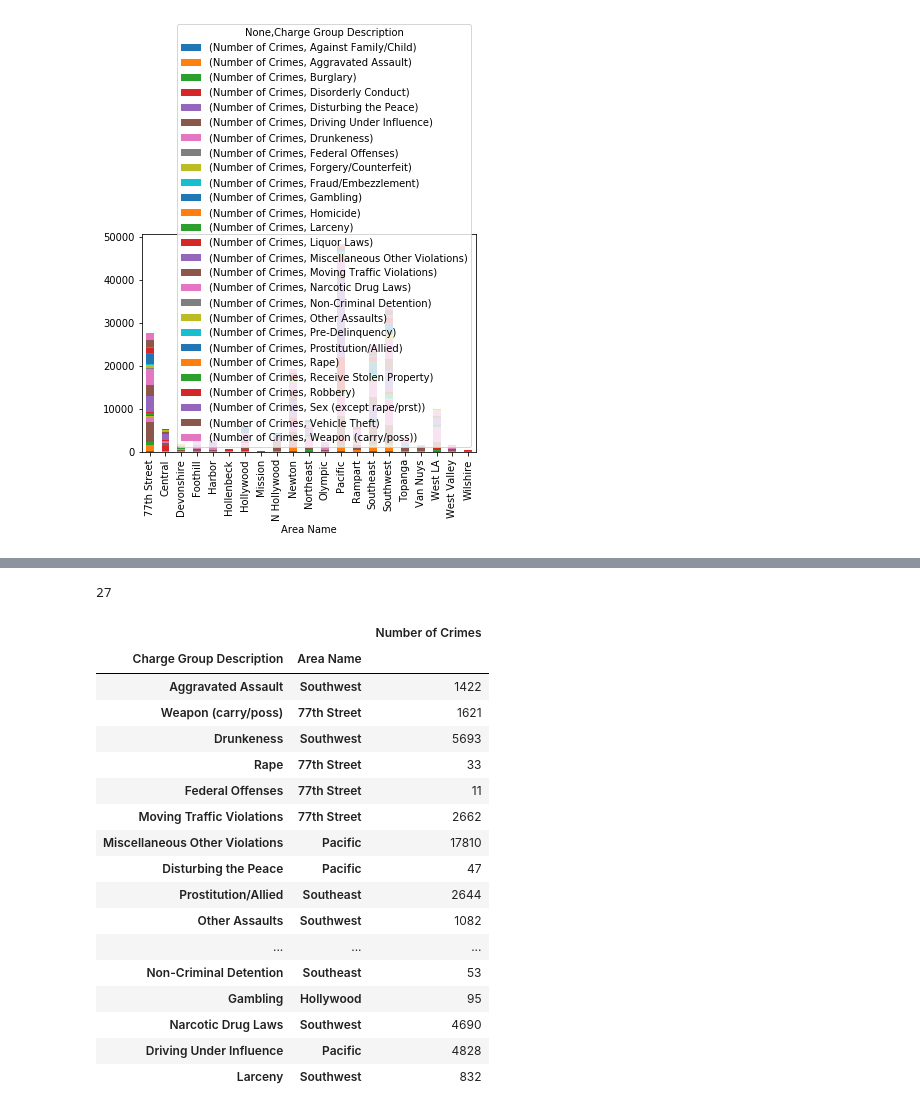
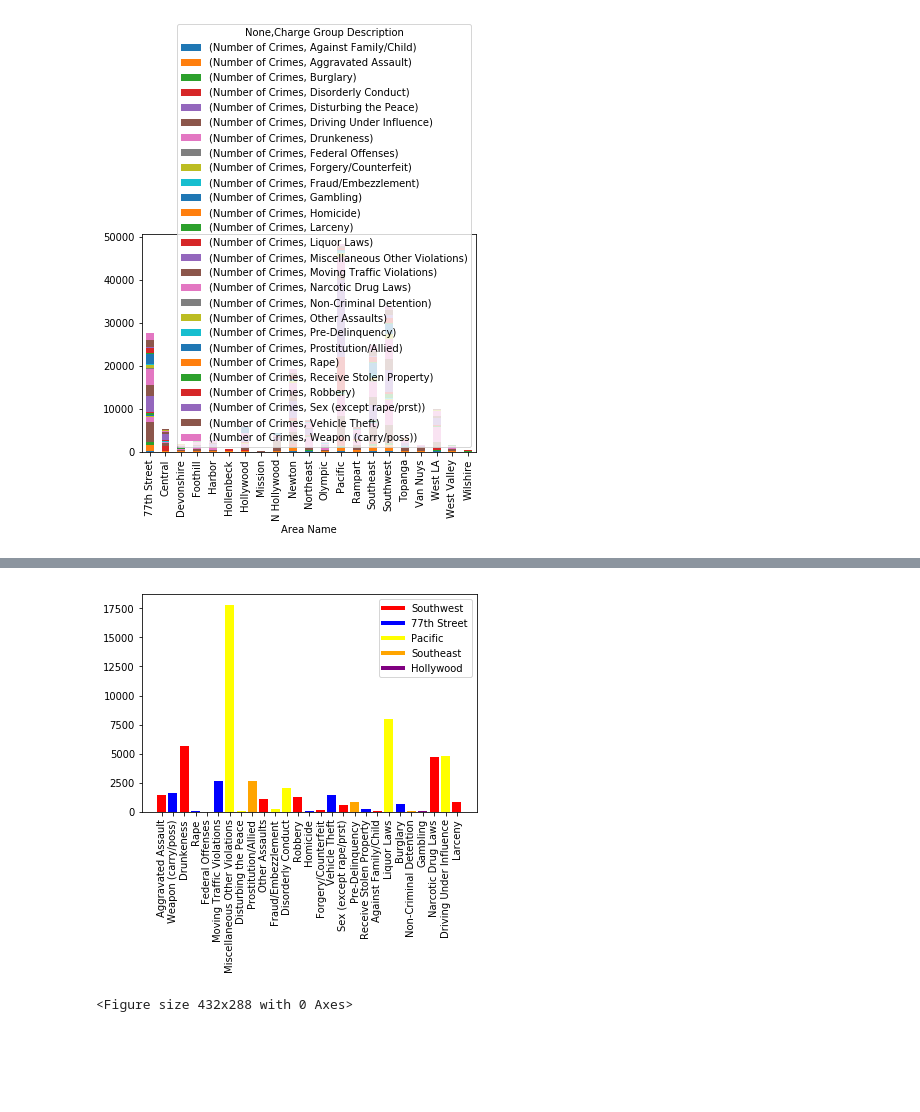
Before and after one commit to dshen90/Pandas_investigations_Inc_2, a Jupyter notebook: Crime_starter.ipynb, the cells around one changed output, grey strips where cells are left out. Drawn from its saved outputs; the diff is of its cells as text; code cells hidden in the pictures; blank space fills up the shorter version.

```diff
--- a/Crime_starter.ipynb
+++ b/Crime_starter.ipynb
@@ -225,4 +244,5 @@ most_occurred_crime
 # %%
+#reworking groups in df_area to make a dataframe to find the top crime commited in each district
 biggest_crime_in_district=df_area.groupby(["Charge Group Description"])["Area Name"].value_counts()
 bcid_df=pd.DataFrame(biggest_crime_in_district)
 bcid_df.columns=['Number of Crimes']
@@ -232,26 +252,40 @@ for crime in crimes:
     crime_variable=bcid_df.loc[[(crime)]]
     top_crime_list.append(crime_variable.iloc[[0]])
 tc_df = pd.concat(top_crime_list)
+
+tc_df.reset_index(inplace=True)
+
+tc_df.set_index(['Charge Group Description'],inplace=True)
-# %% [output]
-27
-# %%
-tc_df
-# %% [output]
-|  |  | Number of Crimes |
-| Charge Group Description | Area Name |  |
-| Aggravated Assault | Southwest | 1422 |
-| Weapon (carry/poss) | 77th Street | 1621 |
-| Drunkeness | Southwest | 5693 |
-| Rape | 77th Street | 33 |
-| Federal Offenses | 77th Street | 11 |
-| Moving Traffic Violations | 77th Street | 2662 |
-| Miscellaneous Other Violations | Pacific | 17810 |
-| Disturbing the Peace | Pacific | 47 |
-| Prostitution/Allied | Southeast | 2644 |
-| Other Assaults | Southwest | 1082 |
-| ... | ... | ... |
-| Non-Criminal Detention | Southeast | 53 |
-| Gambling | Hollywood | 95 |
-| Narcotic Drug Laws | Southwest | 4690 |
-| Driving Under Influence | Pacific | 4828 |
-| Larceny | Southwest | 832 |
+# %%
+#Creating a graph for top crime by area
+##same legend making process as above
+mycolors = ['red','blue','yellow','orange','purple']
+myitems = tc_df['Area Name'].unique()
+colors = {}
+mycolors_legend = []
+
+for i in range(len(mycolors)):
+    colors[myitems[i]] = mycolors[i]
+    mycolors_legend.append(myitems[i])
+myco = []
+for i in range(len(tc_df)):
+    myco.append(colors[tc_df['Area Name'][i]])
+
+height = list(tc_df['Number of Crimes'])
+bars = tuple(tc_df.index)#['Charge Group Description'])
+y_pos = np.arange(len(bars))
+
+plt.bar(y_pos, height, color=tuple(myco))
+plt.xticks(y_pos, bars,rotation=90)
+ke = []
+custom_lines = []
+for key,val in colors.items():
+    custom_lines.append(Line2D([0], [0], color=val, lw=4))
+    ke.append(key)
+plt.legend(custom_lines,ke)
+
+plt.show()
+plt.savefig('tc_by_area.png',bbox_inches='tight')
+# %% [output]
+[figure, added]
+<Figure size 432x288 with 0 Axes>
```
Also changed, not shown: parts of 19 cells of this notebook, 5 other files.
